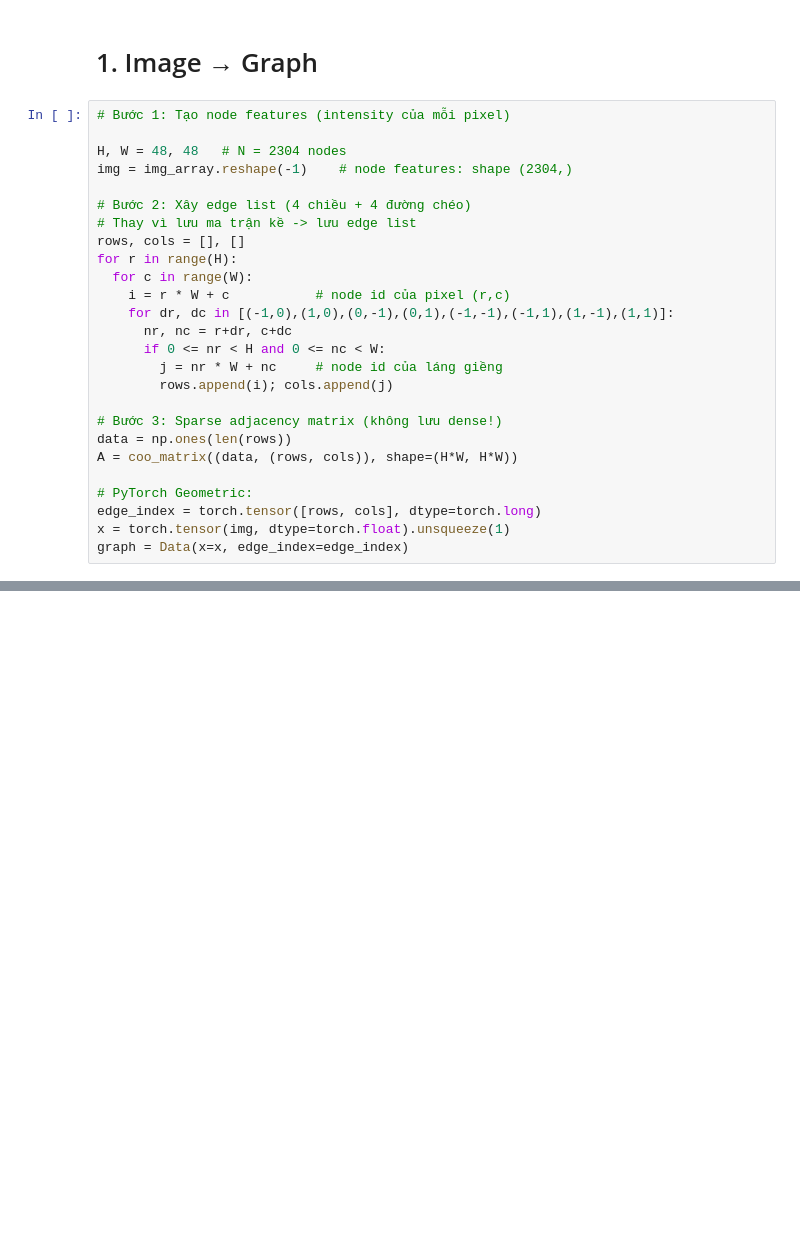
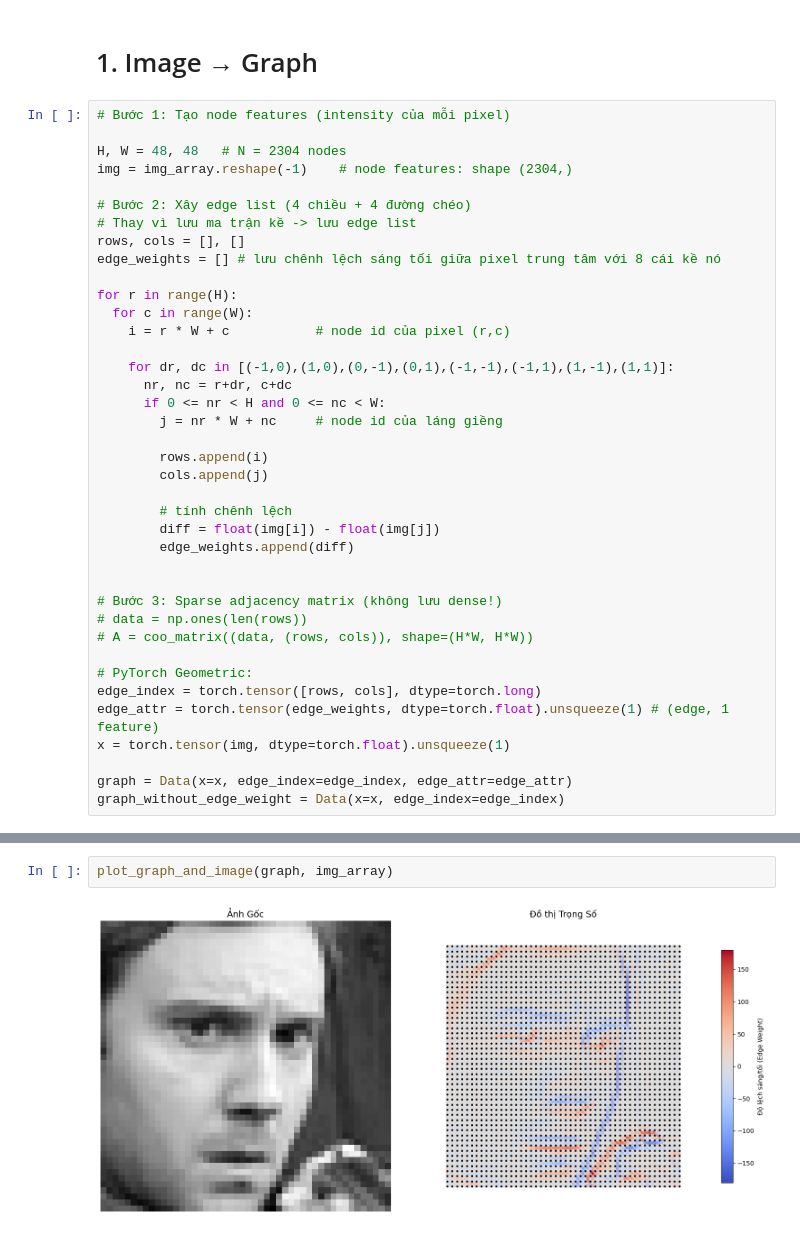
Before and after one commit to doduyquy/sgu-2026-fer13-graph, a Jupyter notebook: FromScratch.ipynb, the cells around one changed output, grey strips where cells are left out. Cells and saved outputs as stored; diff of their text form; blank space fills up the shorter version.

Commit message:
Image->Graph: plot graph with weight

```diff
--- a/FromScratch.ipynb
+++ b/FromScratch.ipynb
@@ -24,21 +24,34 @@ img = img_array.reshape(-1)    # node features: shape (2304,)
 # Bước 2: Xây edge list (4 chiều + 4 đường chéo)
 # Thay vì lưu ma trận kề -> lưu edge list
 rows, cols = [], []
+edge_weights = [] # lưu chênh lệch sáng tối giữa pixel trung tâm với 8 cái kề nó
+
 for r in range(H):
   for c in range(W):
     i = r * W + c           # node id của pixel (r,c)
+
     for dr, dc in [(-1,0),(1,0),(0,-1),(0,1),(-1,-1),(-1,1),(1,-1),(1,1)]:
       nr, nc = r+dr, c+dc
       if 0 <= nr < H and 0 <= nc < W:
         j = nr * W + nc     # node id của láng giềng
-        rows.append(i); cols.append(j)
+
+        rows.append(i)
+        cols.append(j)
+
+        # tính chênh lệch
+        diff = float(img[i]) - float(img[j])
+        edge_weights.append(diff)
+
 
 # Bước 3: Sparse adjacency matrix (không lưu dense!)
-data = np.ones(len(rows))
-A = coo_matrix((data, (rows, cols)), shape=(H*W, H*W))
+# data = np.ones(len(rows))
+# A = coo_matrix((data, (rows, cols)), shape=(H*W, H*W))
 
 # PyTorch Geometric:
 edge_index = torch.tensor([rows, cols], dtype=torch.long)
+edge_attr = torch.tensor(edge_weights, dtype=torch.float).unsqueeze(1) # (edge, 1 feature)
 x = torch.tensor(img, dtype=torch.float).unsqueeze(1)
-graph = Data(x=x, edge_index=edge_index)
+
+graph = Data(x=x, edge_index=edge_index, edge_attr=edge_attr)
+graph_without_edge_weight = Data(x=x, edge_index=edge_index)
 # %%
@@ -57,3 +171,7 @@ plt.show()
+# %%
+plot_graph_and_image(graph, img_array)
+# %% [output]
+[figure, added]
 # %%
 # Lấy danh sách hàng (node gốc) và cột (node đích)
 rows = graph.edge_index[0]
```
Also changed, not shown: parts of 2 cells of this notebook.
